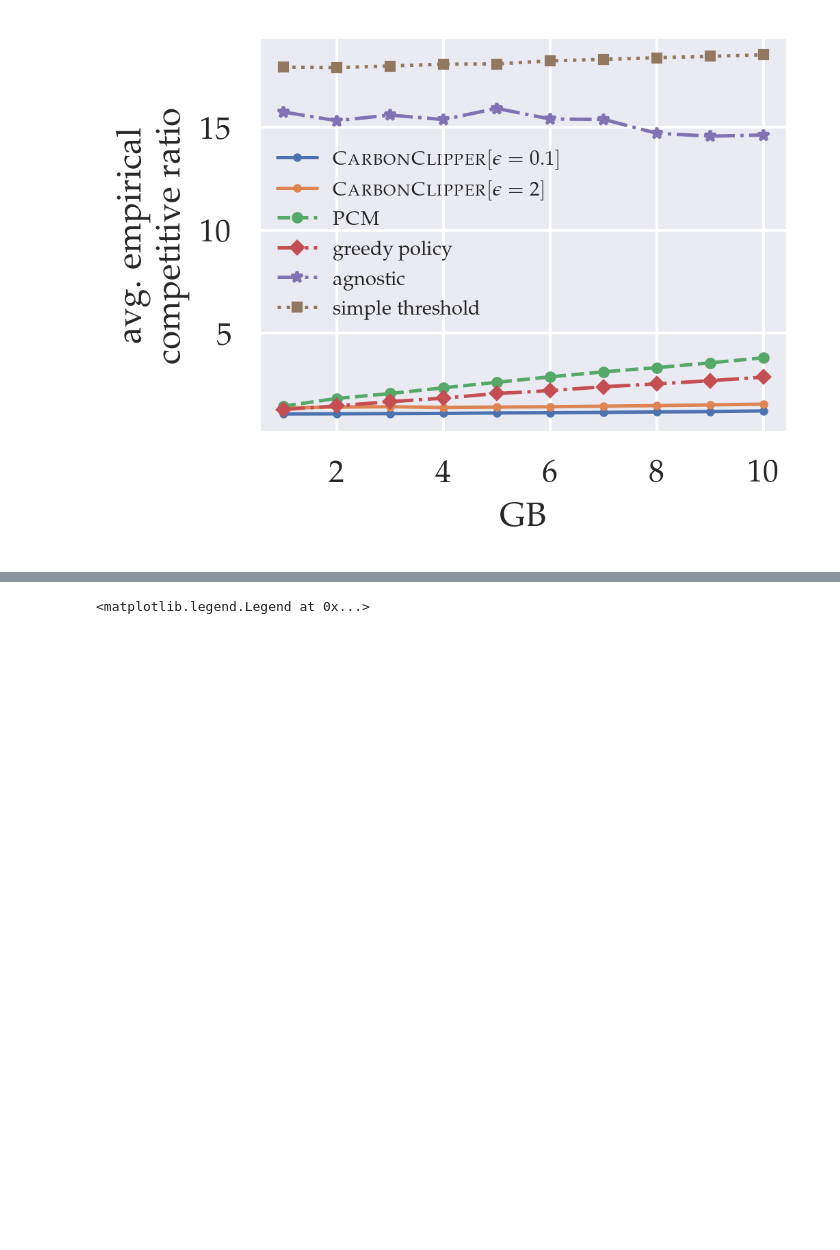
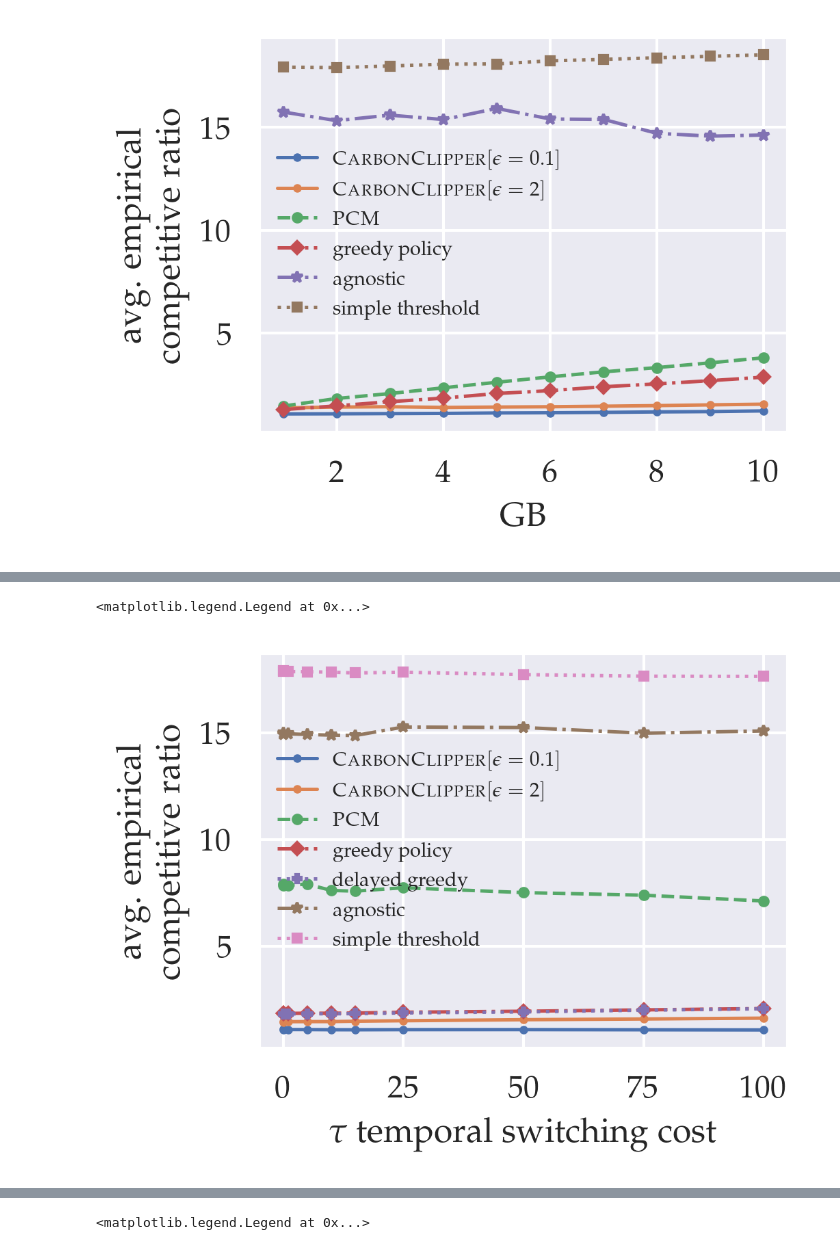
Before and after one commit to umassos/caslb-experiments, a Jupyter notebook: plotting.ipynb, the cells around one changed output, grey strips where cells are left out. Saved outputs shown, nothing was run; the diff lists cells and outputs as text; code cells hidden in the pictures; blank space fills up the shorter version.

Commit message:
new but not final plots

```diff
--- a/plotting.ipynb
+++ b/plotting.ipynb
@@ -245,13 +245,6 @@ for energy in energys:
     crClip0 = (np.array(cost_clip0s) / np.array(cost_opts)).mean()
     crClip2 = (np.array(cost_clip2s) / np.array(cost_opts)).mean()
 
-    # if there are elements of crClip2 that are less than one, set them to one
-    # if crClip2 < 1:
-    #     crClip2 = 1
-    if energy in [70, 80, 100]:
-        print(np.array(cost_pcms) / np.array(cost_opts))
-    # print("PCM {}: ".format(energy), np.mean(np.array(cost_pcms) / np.array(cost_opts)), np.percentile(np.array(cost_pcms) / np.array(cost_opts), 95))
-
     pcms.append(crPCM)
     greedys.append(crGreedy)
     delayGreedys.append(crDelayGreedy)
@@ -267,14 +260,9 @@ plt.plot(energys, clip0s, label="$\\textsc{CarbonClipper}[\\epsilon = 0.1]$", ma
 plt.plot(energys, clip2s, label="$\\textsc{CarbonClipper}[\\epsilon = 2]$", marker='.', linestyle='solid', markersize=4, linewidth=lw)
 plt.plot(energys, pcms, label="$\\textsc{PCM}$", marker='o', linestyle='dashed', markersize=3, linewidth=lw)
 plt.plot(energys, greedys, label="greedy policy", marker='D', linestyle='dashdot', markersize=3, linewidth=lw)
-plt.plot(energys, delayGreedys, label="delayed greedy", marker='P', linestyle='dotted', markersize=3, linewidth=lw)
+plt.plot(energys, delayGreedys, label="delayed greedy", marker='D', linestyle='dotted', markersize=3, linewidth=lw)
 plt.plot(energys, agnostics, label="agnostic", marker='*', linestyle='dashdot', markersize=4, linewidth=lw)
 plt.plot(energys, constThresholds, label="simple threshold", marker='s', linestyle='dotted', markersize=3, linewidth=lw)
-# plt.xlim(50, 1150)
-# plt.ylim(0, 5)
-# plt.yticks([0, 5, 10, 15, 20])
-# plt.xticks([50, 200, 400, 600, 800, 1000, 1150])
-# plt.legend()
 plt.xlabel("Energy Percentage (\%)")
 plt.ylabel("avg. empirical\n competitive ratio", fontsize=12)
 plt.savefig("plots/energy.pdf", bbox_inches='tight', pad_inches=0)
@@ -288 +272,62 @@ plt.legend(loc='center left', fontsize=7, frameon=False)
 [figure]
+# %%
+######################### plotting energy data
+
+# compute average competitive ratio for each setting of energy
+pcms = []
+greedys = []
+delayGreedys = []
+agnostics = []
+constThresholds = []
+clip0s = []
+clip2s = []
+for tau in taus:
+    cost_opts = results[("tau", tau)]["cost_opts"]
+    cost_pcms = results[("tau", tau)]["cost_pcms"]
+    cost_greedys = results[("tau", tau)]["cost_greedys"]
+    cost_delayGreedys = results[("tau", tau)]["cost_delayGreedys"]
+    cost_agnostics = results[("tau", tau)]["cost_agnostics"]
+    cost_constThresholds = results[("tau", tau)]["cost_constThresholds"]
+    cost_clip0s = results[("tau", tau)]["cost_clip0s"]
+    cost_clip2s = results[("tau", tau)]["cost_clip2s"]
+
+    crPCM = (np.array(cost_pcms) / np.array(cost_opts)).mean()
+    crGreedy = (np.array(cost_greedys) / np.array(cost_opts)).mean()
+    crDelayGreedy = (np.array(cost_delayGreedys) / np.array(cost_opts)).mean()
+    crAgnostic = (np.array(cost_agnostics) / np.array(cost_opts)).mean()
+    crConstThreshold = (np.array(cost_constThresholds) / np.array(cost_opts)).mean()
+    crClip0 = (np.array(cost_clip0s) / np.array(cost_opts)).mean()
+    crClip2 = (np.array(cost_clip2s) / np.array(cost_opts)).mean()
+
+    # if there are elements of crClip2 that are less than one, set them to one
+
+    pcms.append(crPCM)
+    greedys.append(crGreedy)
+    delayGreedys.append(crDelayGreedy)
+    agnostics.append(crAgnostic)
+    constThresholds.append(crConstThreshold)
+    clip0s.append(crClip0)
+    clip2s.append(crClip2)
+
+# plot the average competitive ratio
+plt.figure(figsize=(3.325, 2.5), dpi=300)
+lw = 1.2
+plt.plot(taus, clip0s, label="$\\textsc{CarbonClipper}[\\epsilon = 0.1]$", marker='.', linestyle='solid', markersize=4, linewidth=lw)
+plt.plot(taus, clip2s, label="$\\textsc{CarbonClipper}[\\epsilon = 2]$", marker='.', linestyle='solid', markersize=4, linewidth=lw)
+plt.plot(taus, pcms, label="$\\textsc{PCM}$", marker='o', linestyle='dashed', markersize=3, linewidth=lw)
+plt.plot(taus, greedys, label="greedy policy", marker='D', linestyle='dashdot', markersize=3, linewidth=lw)
+plt.plot(taus, delayGreedys, label="delayed greedy", marker='D', linestyle='dotted', markersize=3, linewidth=lw)
+plt.plot(taus, agnostics, label="agnostic", marker='*', linestyle='dashdot', markersize=4, linewidth=lw)
+plt.plot(taus, constThresholds, label="simple threshold", marker='s', linestyle='dotted', markersize=3, linewidth=lw)
+# plt.xlim(50, 1150)
+# plt.ylim(0, 5)
+# plt.yticks([0, 5, 10, 15, 20])
+# plt.xticks([50, 200, 400, 600, 800, 1000, 1150])
+# plt.legend()
+plt.xlabel("$\\tau$ temporal switching cost")
+plt.ylabel("avg. empirical\n competitive ratio", fontsize=12)
+plt.savefig("plots/tau.pdf", bbox_inches='tight', pad_inches=0)
+plt.legend(loc='center left', fontsize=7, frameon=False)
+# %% [output]
+<matplotlib.legend.Legend at 0x...>
+[figure, added]
```
Also changed, not shown: parts of 4 cells of this notebook, 1 other file.
